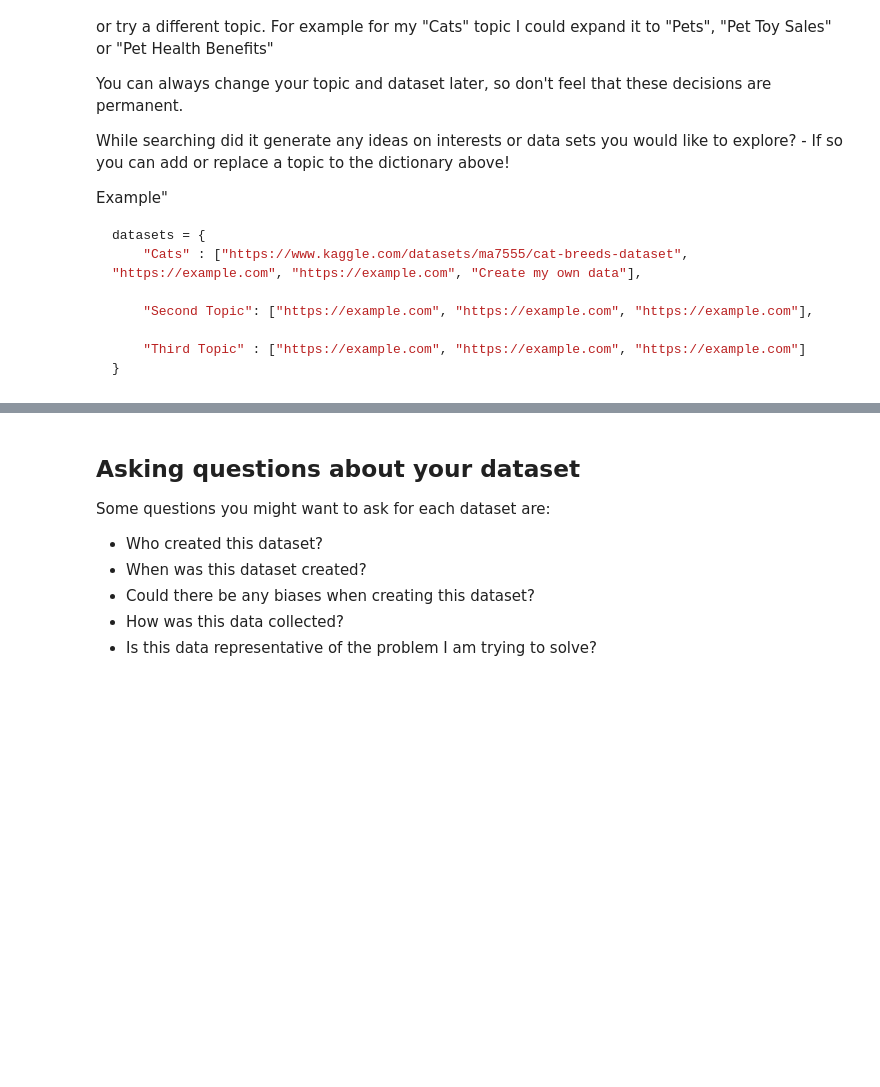
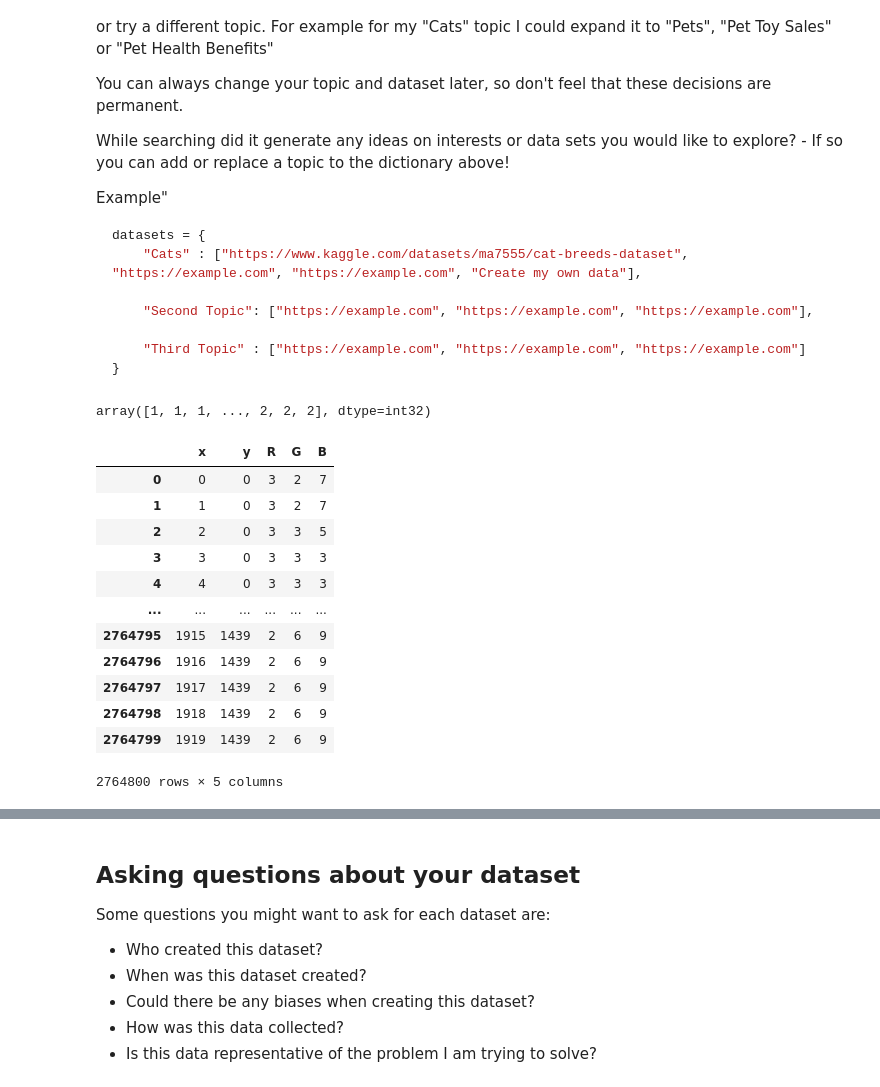
Before and after one commit to Jennnyal/project-collecting-data, a Jupyter notebook: collecting_data.ipynb, the cells around one changed output, grey strips where cells are left out. Cells and saved outputs as stored; diff of their text form; code cells hidden in the pictures; blank space fills up the shorter version.

```diff
--- a/collecting_data.ipynb
+++ b/collecting_data.ipynb
@@ -80,0 +103,21 @@ def find_some_datasets():
+# %%
+df = pd.read_csv('rgbdata/bluestarfish.jpeg.csv')
+clf.fit_predict(df.to_numpy())
+# %% [output]
+array([1, 1, 1, ..., 2, 2, 2], dtype=int32)
+# %%
+df
+# %% [output]
+|  | x | y | R | G | B |
+| 0 | 0 | 0 | 3 | 2 | 7 |
+| 1 | 1 | 0 | 3 | 2 | 7 |
+| 2 | 2 | 0 | 3 | 3 | 5 |
+| 3 | 3 | 0 | 3 | 3 | 3 |
+| 4 | 4 | 0 | 3 | 3 | 3 |
+| ... | ... | ... | ... | ... | ... |
+| 2764795 | 1915 | 1439 | 2 | 6 | 9 |
+| 2764796 | 1916 | 1439 | 2 | 6 | 9 |
+| 2764797 | 1917 | 1439 | 2 | 6 | 9 |
+| 2764798 | 1918 | 1439 | 2 | 6 | 9 |
+| 2764799 | 1919 | 1439 | 2 | 6 | 9 |
+2764800 rows × 5 columns
```
Also changed, not shown: parts of 10 cells of this notebook, 5 other files.
